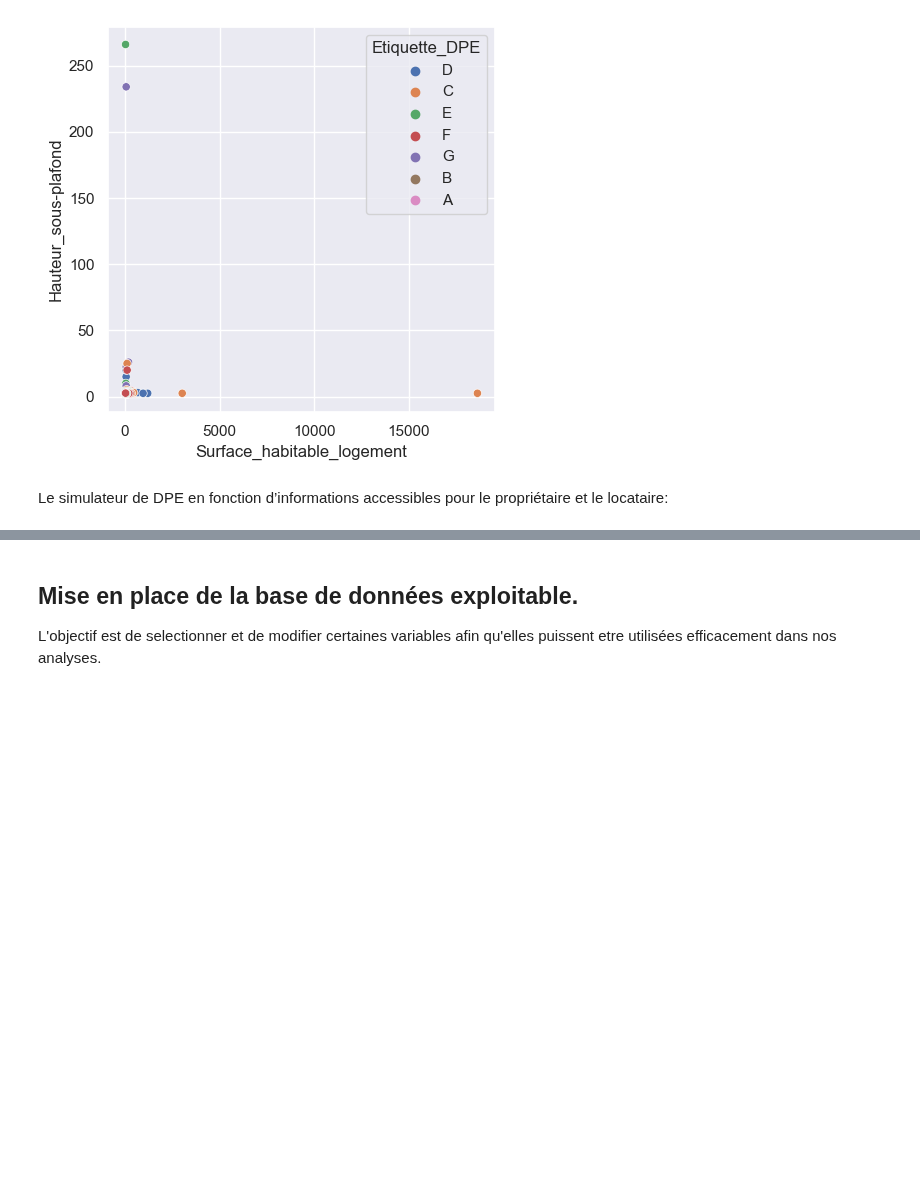
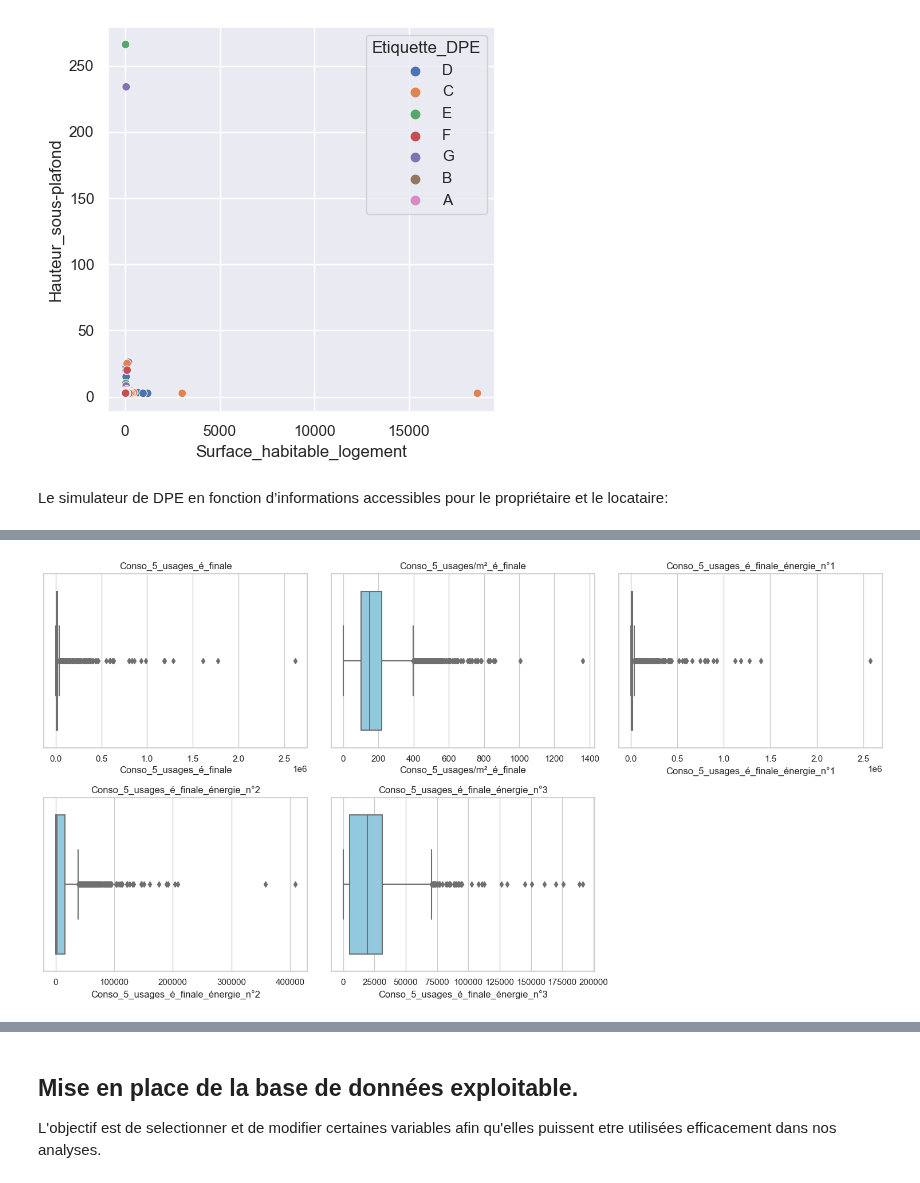
Before and after one commit to LACHQER-Wiam/Projet-Python, a Jupyter notebook: data.ipynb, the cells around one changed output, grey strips where cells are left out. Drawn from its saved outputs; the diff is of its cells as text; code cells hidden in the pictures; blank space fills up the shorter version.

Commit message:
exploration de la consommation

```diff
--- a/data.ipynb
+++ b/data.ipynb
@@ -98,3 +101,8 @@ eda.create_unique(df_DPE)
 | 0 | _score | object | 0 | 10000 | [None] |
 | 0 | Type_installation_solaire | object | 4 | 9705 | [nan, ECS solaire seule sup 5 ans... |
 | 0 | Surface_climatisée | float64 | 261 | 9619 | More than 15 unique values |
+# %%
+variables =['Conso_5_usages_é_finale','Conso_5_usages/m²_é_finale','Conso_5_usages_é_finale_énergie_n°1','Conso_5_usages_é_finale_énergie_n°2','Conso_5_usages_é_finale_énergie_n°3']
+eda.boxplot(df_DPE,variables)
+# %% [output]
+[figure, added]
```
Also changed, not shown: parts of 8 cells of this notebook, 3 other files.
